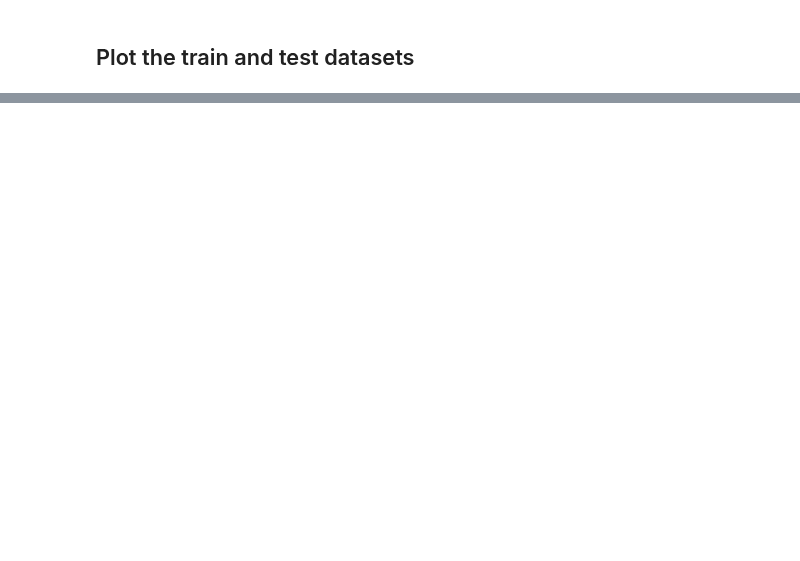
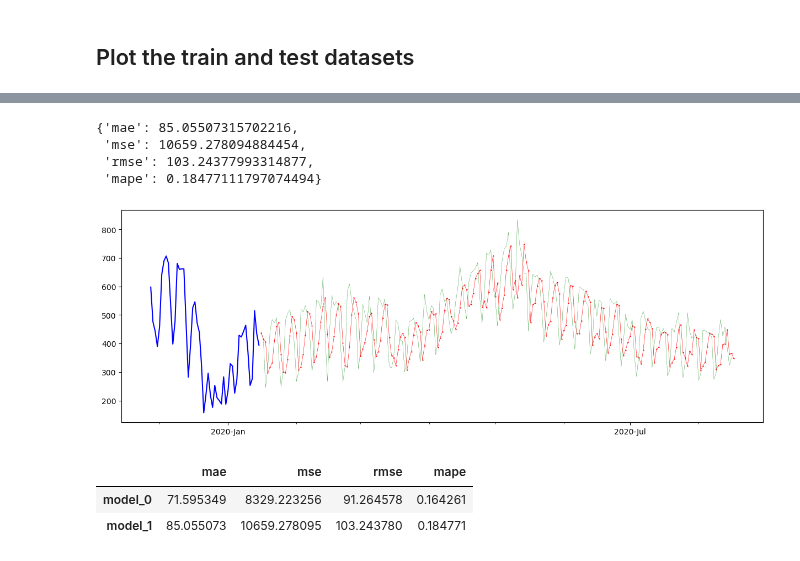
Before and after one commit to poolGolez/project-roosevelt, a Jupyter notebook: forecast-your-site-visits.ipynb, the cells around one changed output, grey strips where cells are left out. Saved outputs shown, nothing was run; the diff lists cells and outputs as text; code cells hidden in the pictures; blank space fills up the shorter version.

```diff
--- a/forecast-your-site-visits.ipynb
+++ b/forecast-your-site-visits.ipynb
@@ -289,0 +289,18 @@ MODEL_METRICS
+# %%
+from tensorflow.keras.layers import GRU, Dense, Input, Lambda
+from tensorflow.keras import Sequential
+
+tf.random.set_seed(42)
+model_1 = Sequential([
+    Input(shape=(WINDOW_SIZE,)),
+    Lambda(lambda x: tf.expand_dims(x, axis=1)),
+    GRU(64, activation="relu"),
+    Dense(1)
+], name='model_1')
+
+model_1.compile(
+    loss=tf.keras.losses.MeanAbsoluteError(),
+    optimizer=tf.keras.optimizers.Adam()
+)
+
+model_1.summary()
@@ -289,0 +323,10 @@ MODEL_METRICS
+# %%
+from tensorflow.keras.callbacks import ModelCheckpoint
+import os
+
+def create_checkpoint_callback(model):
+    filepath = os.path.join('models', model.name)
+    return ModelCheckpoint(filepath, monitor='loss', save_weights_only=True, save_best_only=True)
+
+
+model_1.fit(train_dataset, epochs=5, callbacks=[ create_checkpoint_callback(model_1) ])
@@ -289,0 +345,14 @@ MODEL_METRICS
+# %%
+evaluate_model(model_1)
+# %% [output]
+{'mae': 85.05507315702216,
+ 'mse': 10659.278094884454,
+ 'rmse': 103.24377993314877,
+ 'mape': 0.18477111797074494}
+[figure, added]
+# %%
+MODEL_METRICS
+# %% [output]
+|  | mae | mse | rmse | mape |
+| model_0 | 71.595349 | 8329.223256 | 91.264578 | 0.164261 |
+| model_1 | 85.055073 | 10659.278095 | 103.243780 | 0.184771 |
```
Also changed, not shown: parts of 17 cells of this notebook.
